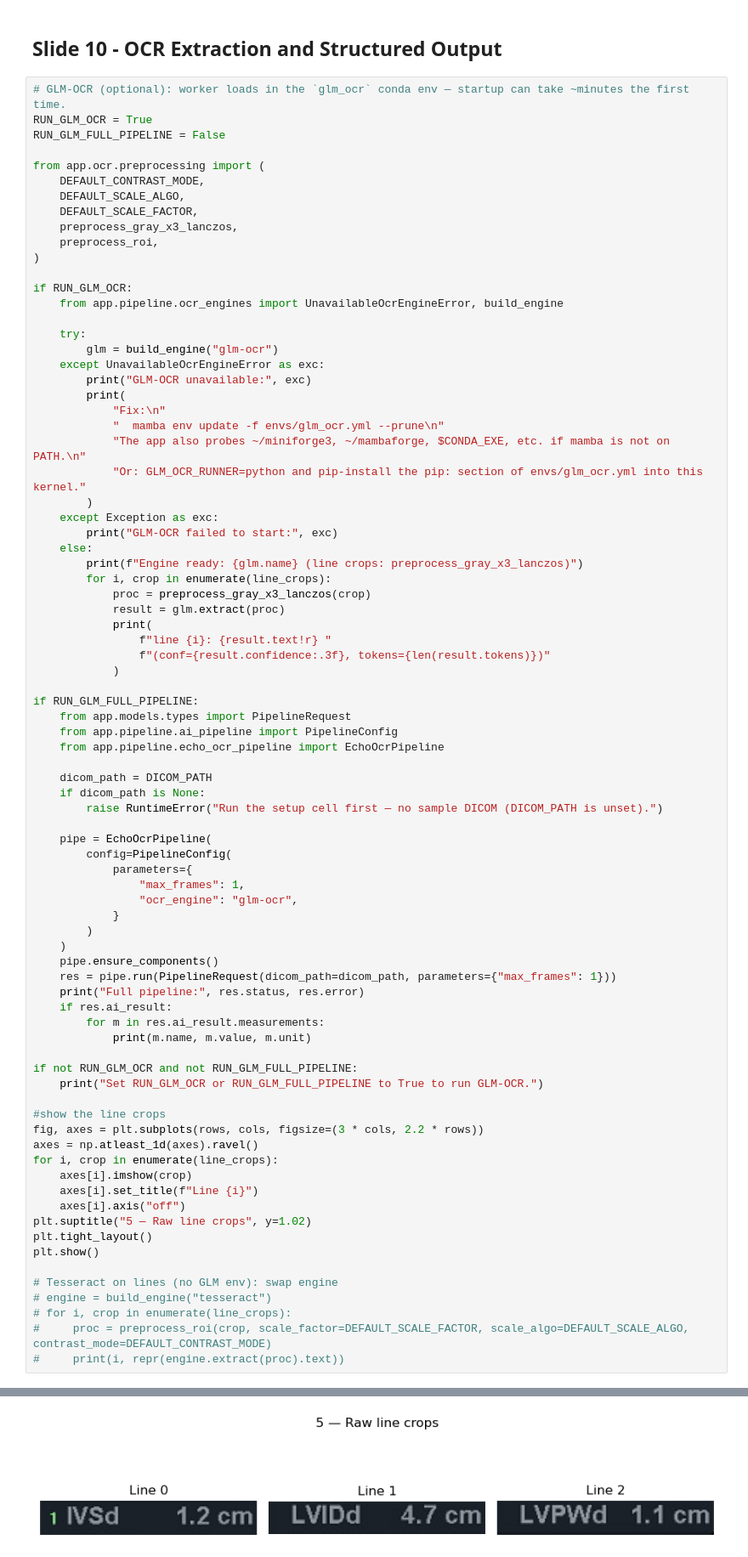
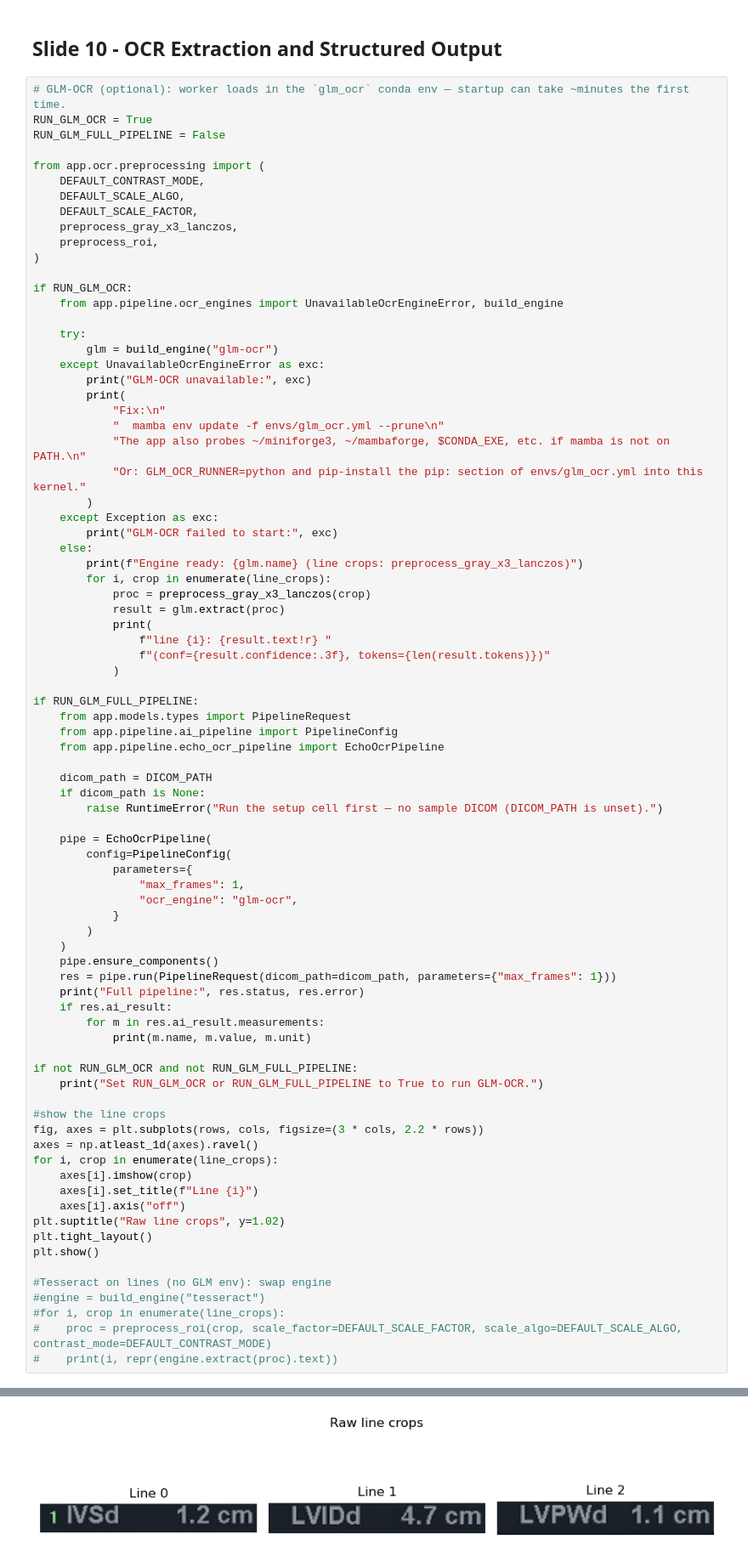
Before and after one commit to SnaetWarre/Echocardiogram-OCR-analysis, a Jupyter notebook: notebooks/echo_ocr_pipeline_walkthrough.ipynb, the cells around one changed output, grey strips where cells are left out. Shown at 85% size. Cells and saved outputs as stored; diff of their text form.

```diff
--- a/notebooks/echo_ocr_pipeline_walkthrough.ipynb
+++ b/notebooks/echo_ocr_pipeline_walkthrough.ipynb
@@ -425,15 +422,15 @@ for i, crop in enumerate(line_crops):
     axes[i].imshow(crop)
     axes[i].set_title(f"Line {i}")
     axes[i].axis("off")
-plt.suptitle("5 — Raw line crops", y=1.02)
+plt.suptitle("Raw line crops", y=1.02)
 plt.tight_layout()
 plt.show()
 
-# Tesseract on lines (no GLM env): swap engine
-# engine = build_engine("tesseract")
-# for i, crop in enumerate(line_crops):
-#     proc = preprocess_roi(crop, scale_factor=DEFAULT_SCALE_FACTOR, scale_algo=DEFAULT_SCALE_ALGO, contrast_mode=DEFAULT_CONTRAST_MODE)
-#     print(i, repr(engine.extract(proc).text))
+#Tesseract on lines (no GLM env): swap engine
+#engine = build_engine("tesseract")
+#for i, crop in enumerate(line_crops):
+#    proc = preprocess_roi(crop, scale_factor=DEFAULT_SCALE_FACTOR, scale_algo=DEFAULT_SCALE_ALGO, contrast_mode=DEFAULT_CONTRAST_MODE)
+#    print(i, repr(engine.extract(proc).text))
 # %% [output]
 The image processor of type `Glm46VImageProcessor` is now loaded as a fast processor by default, even if the model checkpoint was saved with a slow processor. This is a breaking change and may produce ...
 Interrupted system call ; error code 4
@@ -444 +441 @@ line 2: 'LVPWd 1.1cm' (conf=0.990, tokens=1)
-[figure, old version]
+[figure, new version]
```
Also changed, not shown: parts of 9 cells of this notebook, 10 other files.
